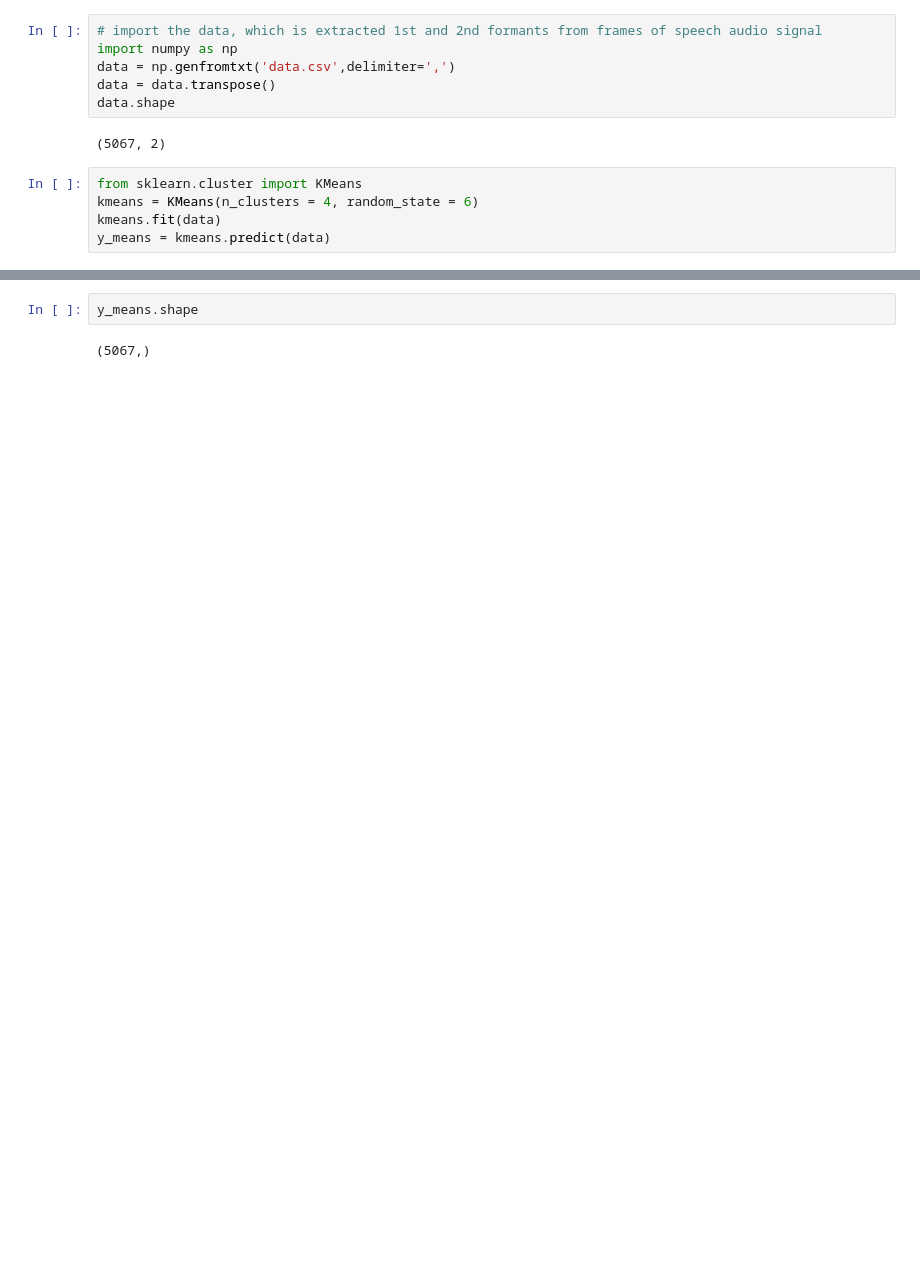
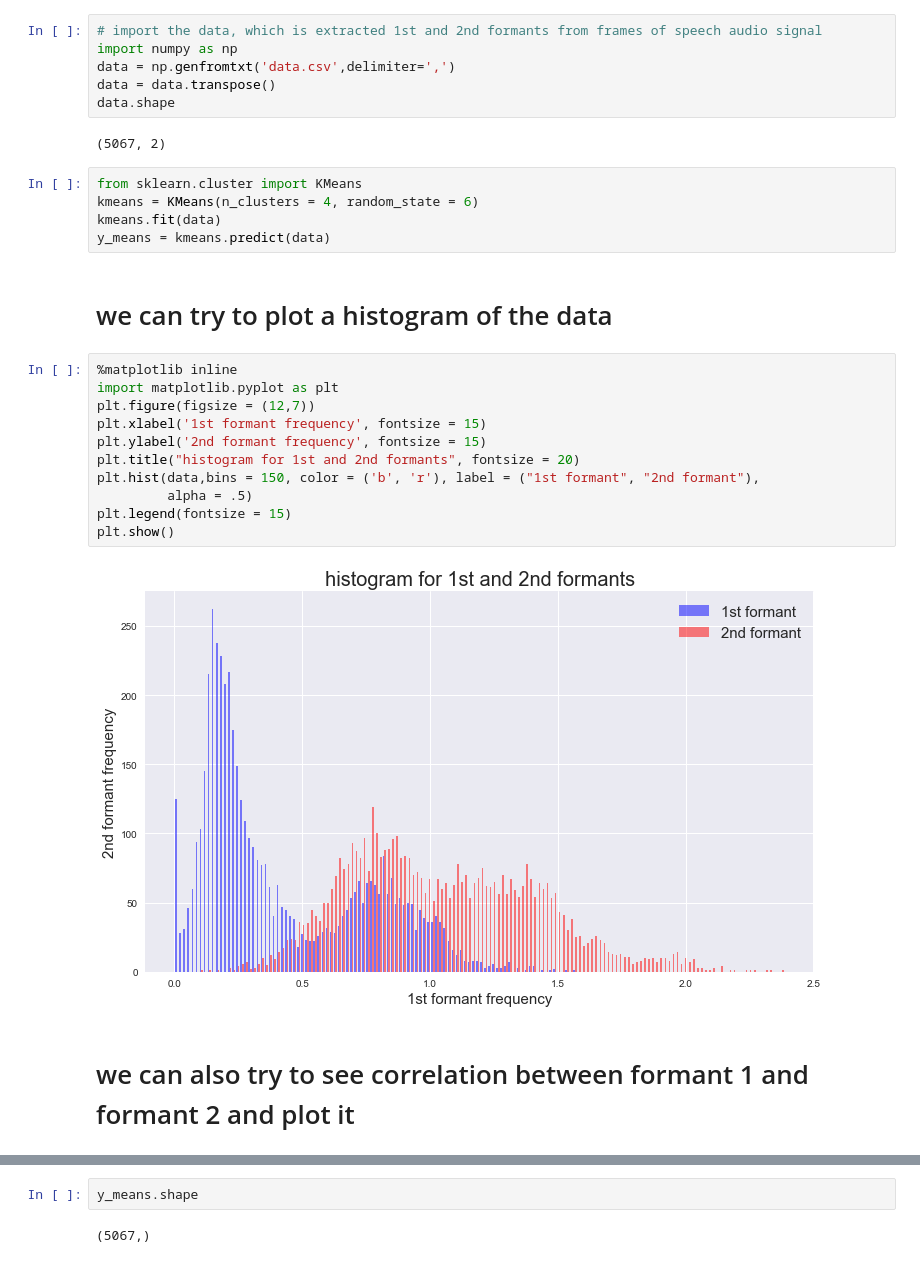
Before and after one commit to ZijianDu/speech-clustering, a Jupyter notebook: Speech Clustering.ipynb, the cells around one changed output, grey strips where cells are left out. Drawn from its saved outputs; the diff is of its cells as text; blank space fills up the shorter version.

```diff
--- a/Speech Clustering.ipynb
+++ b/Speech Clustering.ipynb
@@ -11,3 +11,20 @@ from sklearn.cluster import KMeans
 kmeans = KMeans(n_clusters = 4, random_state = 6)
 kmeans.fit(data)
 y_means = kmeans.predict(data)
+# %% [markdown]
+# we can try to plot a histogram of the data
+# %%
+%matplotlib inline
+import matplotlib.pyplot as plt
+plt.figure(figsize = (12,7))
+plt.xlabel('1st formant frequency', fontsize = 15)
+plt.ylabel('2nd formant frequency', fontsize = 15)
+plt.title("histogram for 1st and 2nd formants", fontsize = 20)
+plt.hist(data,bins = 150, color = ('b', 'r'), label = ("1st formant", "2nd formant"),
+         alpha = .5)
+plt.legend(fontsize = 15)
+plt.show()
+# %% [output]
+[figure, added]
+# %% [markdown]
+# we can also try to see correlation between formant 1 and formant 2 and plot it
```
Also changed, not shown: parts of 4 cells of this notebook.
